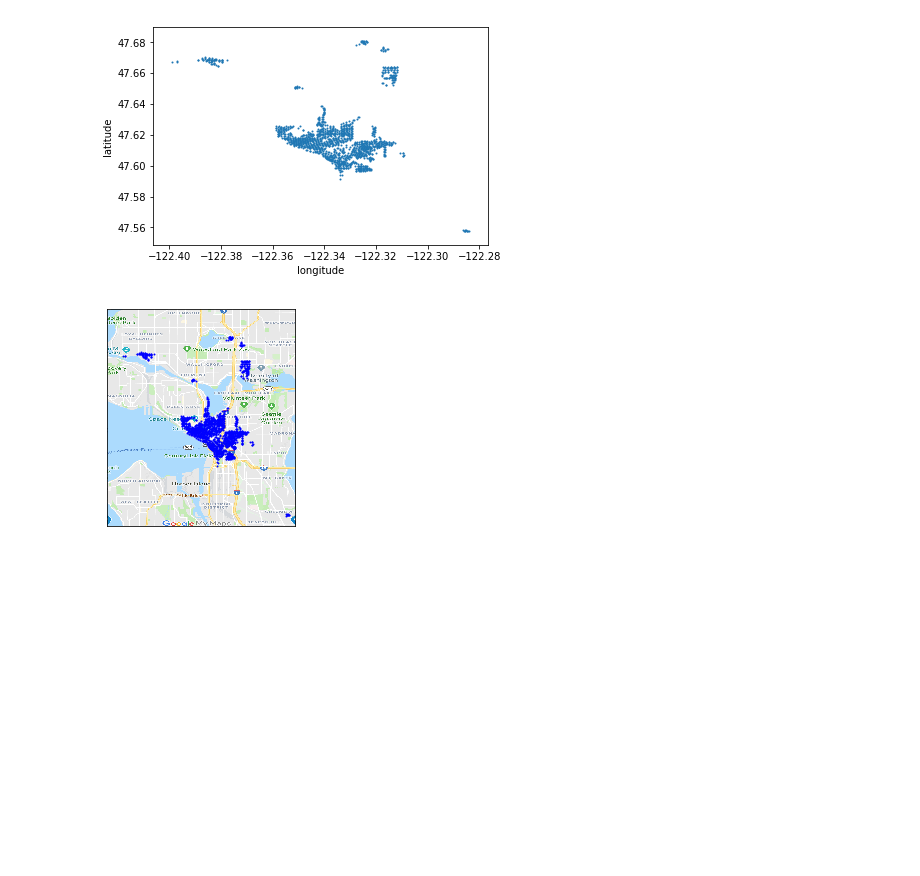
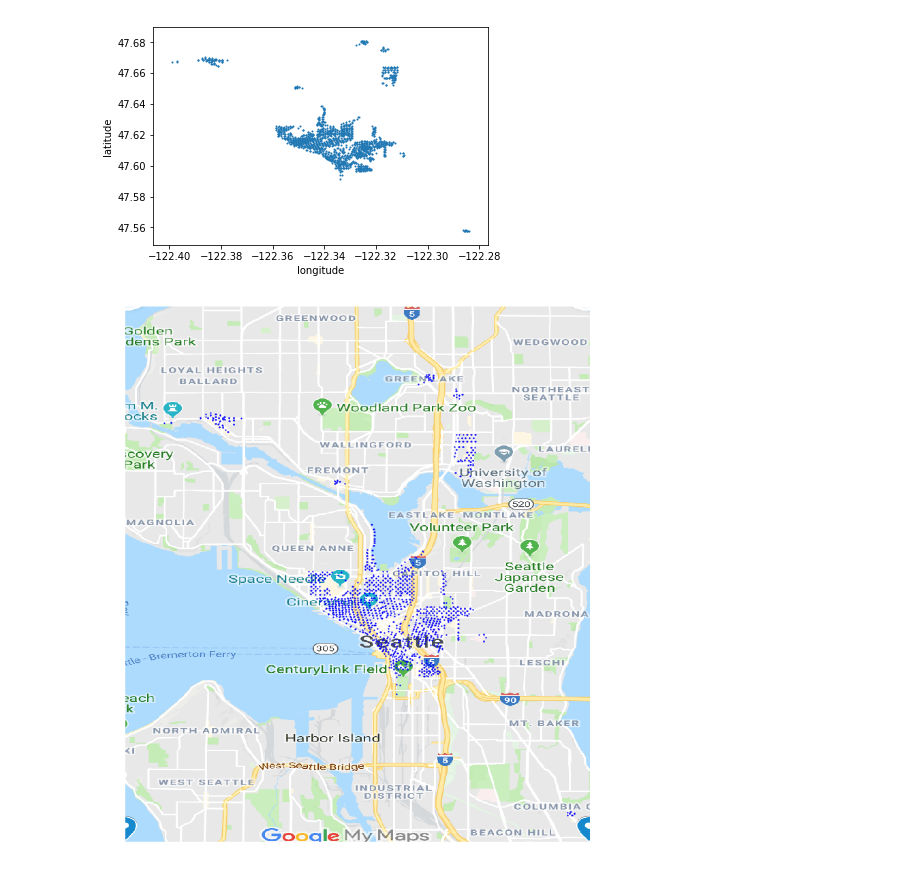
Before and after one commit to mocohen/Capstone-Project-1, a Jupyter notebook: EDA.ipynb, the cells around one changed output. Drawn from its saved outputs; the diff is of its cells as text; code cells hidden in the pictures; blank space fills up the shorter version.

Commit message:
Exploratory Analysis
Overlaid parking spaces on map, comparing weather with available spaces

```diff
--- a/EDA.ipynb
+++ b/EDA.ipynb
@@ -46,13 +47,26 @@ plt.show()
 # %%
 img = matplotlib.image.imread('1.collect_data/seattle_map.png')
 
-plt.imshow(img,extent=[-122.41, -122.28,47.55, 47.7])
+dpi=80
 
-plt.scatter(blockface_detail.longitude,blockface_detail.latitude,color='b', s=1)
+height, width, nbands = img.shape
 
-plt.xticks([])
-plt.yticks([])
+# What size does the figure need to be in inches to fit the image?
+figsize = width / float(dpi), height / float(dpi)
 
-plt.savefig('parking_overlaid.png')
+# Create a figure of the right size with one axes that takes up the full figure
+fig = plt.figure(figsize=figsize)
+
+ax = fig.add_axes([0, 0, 1, 1])
+
+# Hide spines, ticks, etc.
+ax.axis('off')
+
+ax.imshow(img,extent=[-122.41, -122.28,47.55, 47.7])
+
+ax.scatter(blockface_detail.longitude,blockface_detail.latitude,color='b', s=1.5)
+
+
+plt.savefig('parking_overlaid.png', dpi=dpi)
 # %% [output]
-[figure, old version]
+[figure, new version]
```
Also changed, not shown: parts of 20 cells of this notebook, 1 other file.
